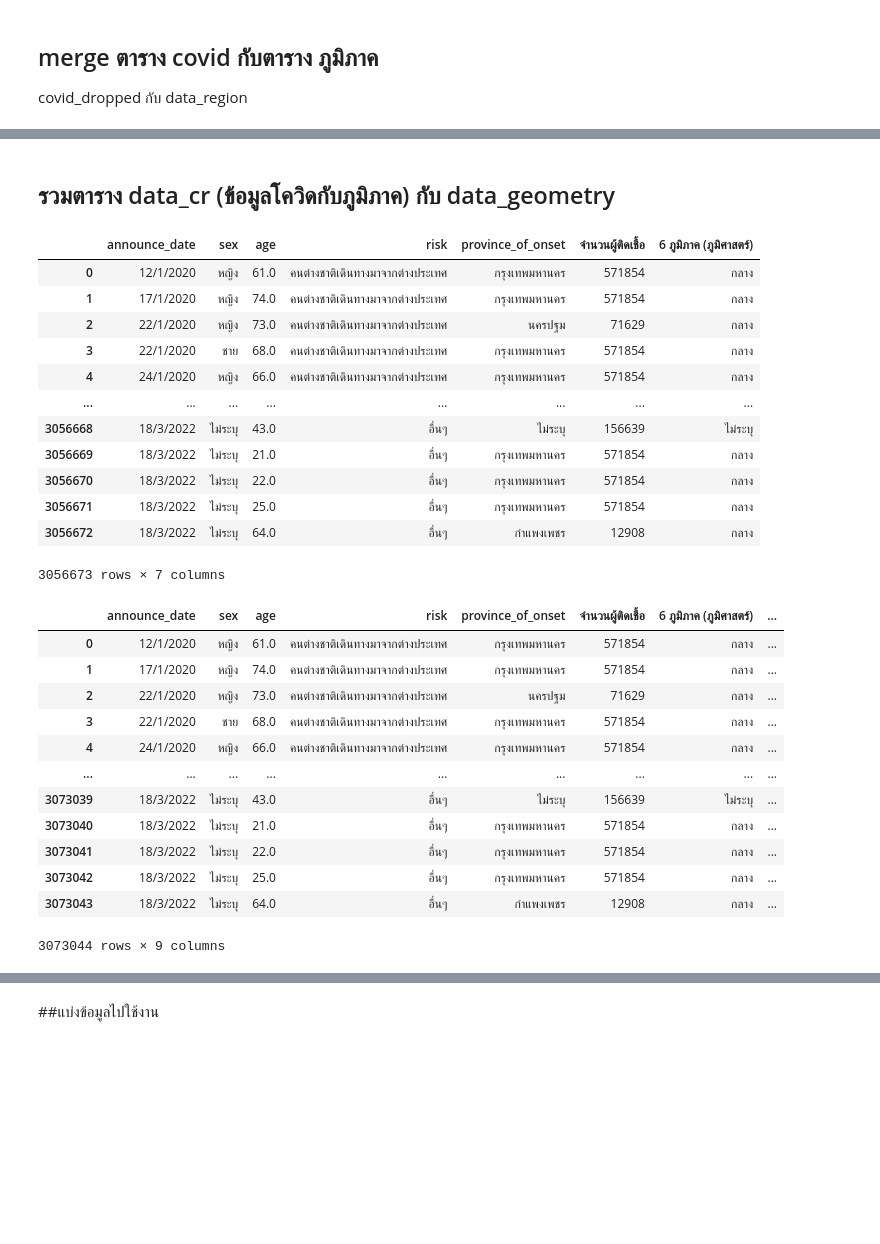
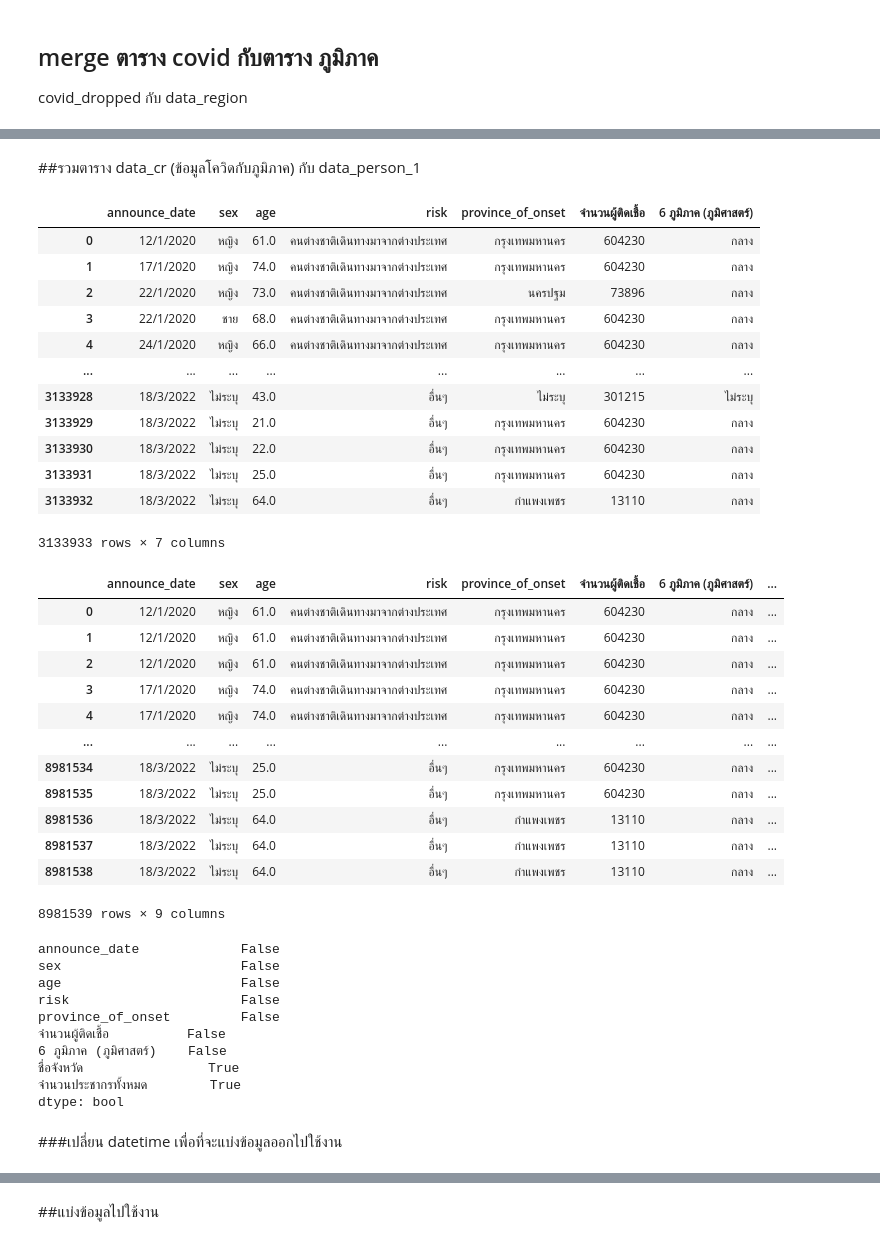
Before and after one commit to Thitichaya2000/data_viz_2022, a Jupyter notebook: Project.ipynb, the cells around one changed output, grey strips where cells are left out. Drawn from its saved outputs; the diff is of its cells as text; code cells hidden in the pictures; blank space fills up the shorter version.

```diff
--- a/Project.ipynb
+++ b/Project.ipynb
@@ -147,7 +128,7 @@ data_covid2022
 # %% [markdown]
 ## ต่อตาราง
 # %%
-covid = pd.concat([data_covid20,data_covid21_1,data_covid2021_2,data_covid2022])
+covid = pd.concat([data_covid2020,data_covid2021_1,data_covid2021_2,data_covid2022])
 covid
 # %% [output]
 |  | No. | announce_date | Notified date | sex | age | Unit | nationality | province_of_isolation | ... |
@@ -206,7 +187,6 @@ Try using .loc[row_indexer,col_indexer] = value instead
 See the caveats in the documentation: https://pandas.pydata.org/pandas-docs/stable/user_guide/indexing.html#returning-a-view-versus-a-copy
   self[k1] = value[k2]
 # %%
-covid_data = covid_data.fillna(method="bfill") #ใช้ bfill คือการแทนที่ด้วยค่าถัดไปคือการนำค่าถัดไปที่มีค่า ของเซลล์ตัวเองมาแทนที่ลงในช่องที่เป็น NaN
 covid_data.isnull().any() #เช็คข้อมูลในแต่ละคอลัมน์อีกครั้ง
 # %% [output]
 announce_date        False
@@ -955,0 +788,3 @@ data_geometry
+# %%
+data_person = pd.read_excel(os.path.join(path,'stat_parson64.xlsx'))    # ไฟล์ที่เราต้องการ  # .read_excel อ่านไฟล์ที่เป็น excel
+data_person
@@ -955,0 +805,3 @@ data_geometry
+# %%
+data_person_1= data_person[['ชื่อจังหวัด','จำนวนประชากรทั้งหมด']]
+data_person_1
@@ -956,36 +947,36 @@ data_geometry
 # %% [markdown]
-## รวมตาราง data_cr (ข้อมูลโควิดกับภูมิภาค) กับ data_geometry
+##รวมตาราง data_cr (ข้อมูลโควิดกับภูมิภาค) กับ data_person_1
 # %%
-data_cr_new= data_cr[['announce_date','sex','age','risk','province_of_onset','จำนวนผู้ติดเชื้อ','6 ภูมิภาค (ภูมิศาสตร์)']]
+data_cr_new = data_cr[['announce_date','sex','age','risk','province_of_onset','จำนวนผู้ติดเชื้อ','6 ภูมิภาค (ภูมิศาสตร์)']]
 data_cr_new
 # %% [output]
 |  | announce_date | sex | age | risk | province_of_onset | จำนวนผู้ติดเชื้อ | 6 ภูมิภาค (ภูมิศาสตร์) |
-| 0 | 12/1/2020 | หญิง | 61.0 | คนต่างชาติเดินทางมาจากต่างประเทศ | กรุงเทพมหานคร | 571854 | กลาง |
-| 1 | 17/1/2020 | หญิง | 74.0 | คนต่างชาติเดินทางมาจากต่างประเทศ | กรุงเทพมหานคร | 571854 | กลาง |
-| 2 | 22/1/2020 | หญิง | 73.0 | คนต่างชาติเดินทางมาจากต่างประเทศ | นครปฐม | 71629 | กลาง |
-| 3 | 22/1/2020 | ชาย | 68.0 | คนต่างชาติเดินทางมาจากต่างประเทศ | กรุงเทพมหานคร | 571854 | กลาง |
-| 4 | 24/1/2020 | หญิง | 66.0 | คนต่างชาติเดินทางมาจากต่างประเทศ | กรุงเทพมหานคร | 571854 | กลาง |
+| 0 | 12/1/2020 | หญิง | 61.0 | คนต่างชาติเดินทางมาจากต่างประเทศ | กรุงเทพมหานคร | 604230 | กลาง |
+| 1 | 17/1/2020 | หญิง | 74.0 | คนต่างชาติเดินทางมาจากต่างประเทศ | กรุงเทพมหานคร | 604230 | กลาง |
+| 2 | 22/1/2020 | หญิง | 73.0 | คนต่างชาติเดินทางมาจากต่างประเทศ | นครปฐม | 73896 | กลาง |
+| 3 | 22/1/2020 | ชาย | 68.0 | คนต่างชาติเดินทางมาจากต่างประเทศ | กรุงเทพมหานคร | 604230 | กลาง |
+| 4 | 24/1/2020 | หญิง | 66.0 | คนต่างชาติเดินทางมาจากต่างประเทศ | กรุงเทพมหานคร | 604230 | กลาง |
 | ... | ... | ... | ... | ... | ... | ... | ... |
-| 3056668 | 18/3/2022 | ไม่ระบุ | 43.0 | อื่นๆ | ไม่ระบุ | 156639 | ไม่ระบุ |
-| 3056669 | 18/3/2022 | ไม่ระบุ | 21.0 | อื่นๆ | กรุงเทพมหานคร | 571854 | กลาง |
-| 3056670 | 18/3/2022 | ไม่ระบุ | 22.0 | อื่นๆ | กรุงเทพมหานคร | 571854 | กลาง |
-| 3056671 | 18/3/2022 | ไม่ระบุ | 25.0 | อื่นๆ | กรุงเทพมหานคร | 571854 | กลาง |
-| 3056672 | 18/3/2022 | ไม่ระบุ | 64.0 | อื่นๆ | กำแพงเพชร | 12908 | กลาง |
+| 3133928 | 18/3/2022 | ไม่ระบุ | 43.0 | อื่นๆ | ไม่ระบุ | 301215 | ไม่ระบุ |
+| 3133929 | 18/3/2022 | ไม่ระบุ | 21.0 | อื่นๆ | กรุงเทพมหานคร | 604230 | กลาง |
+| 3133930 | 18/3/2022 | ไม่ระบุ | 22.0 | อื่นๆ | กรุงเทพมหานคร | 604230 | กลาง |
+| 3133931 | 18/3/2022 | ไม่ระบุ | 25.0 | อื่นๆ | กรุงเทพมหานคร | 604230 | กลาง |
+| 3133932 | 18/3/2022 | ไม่ระบุ | 64.0 | อื่นๆ | กำแพงเพชร | 13110 | กลาง |
-3056673 rows × 7 columns
+3133933 rows × 7 columns
 # %%
-data_final = data_cr_new.merge(data_geometry,how='left',left_on='province_of_onset',right_on = 'name')
-data_final
+data_all = data_cr_new.merge(data_person_1,how='left',left_on='province_of_onset',right_on = 'ชื่อจังหวัด')
+data_all
 # %% [output]
 |  | announce_date | sex | age | risk | province_of_onset | จำนวนผู้ติดเชื้อ | 6 ภูมิภาค (ภูมิศาสตร์) | ... |
-| 0 | 12/1/2020 | หญิง | 61.0 | คนต่างชาติเดินทางมาจากต่างประเทศ | กรุงเทพมหานคร | 571854 | กลาง | ... |
-| 1 | 17/1/2020 | หญิง | 74.0 | คนต่างชาติเดินทางมาจากต่างประเทศ | กรุงเทพมหานคร | 571854 | กลาง | ... |
-| 2 | 22/1/2020 | หญิง | 73.0 | คนต่างชาติเดินทางมาจากต่างประเทศ | นครปฐม | 71629 | กลาง | ... |
-| 3 | 22/1/2020 | ชาย | 68.0 | คนต่างชาติเดินทางมาจากต่างประเทศ | กรุงเทพมหานคร | 571854 | กลาง | ... |
-| 4 | 24/1/2020 | หญิง | 66.0 | คนต่างชาติเดินทางมาจากต่างประเทศ | กรุงเทพมหานคร | 571854 | กลาง | ... |
+| 0 | 12/1/2020 | หญิง | 61.0 | คนต่างชาติเดินทางมาจากต่างประเทศ | กรุงเทพมหานคร | 604230 | กลาง | ... |
+| 1 | 12/1/2020 | หญิง | 61.0 | คนต่างชาติเดินทางมาจากต่างประเทศ | กรุงเทพมหานคร | 604230 | กลาง | ... |
+| 2 | 12/1/2020 | หญิง | 61.0 | คนต่างชาติเดินทางมาจากต่างประเทศ | กรุงเทพมหานคร | 604230 | กลาง | ... |
+| 3 | 17/1/2020 | หญิง | 74.0 | คนต่างชาติเดินทางมาจากต่างประเทศ | กรุงเทพมหานคร | 604230 | กลาง | ... |
+| 4 | 17/1/2020 | หญิง | 74.0 | คนต่างชาติเดินทางมาจากต่างประเทศ | กรุงเทพมหานคร | 604230 | กลาง | ... |
 | ... | ... | ... | ... | ... | ... | ... | ... | ... |
-| 3073039 | 18/3/2022 | ไม่ระบุ | 43.0 | อื่นๆ | ไม่ระบุ | 156639 | ไม่ระบุ | ... |
-| 3073040 | 18/3/2022 | ไม่ระบุ | 21.0 | อื่นๆ | กรุงเทพมหานคร | 571854 | กลาง | ... |
-| 3073041 | 18/3/2022 | ไม่ระบุ | 22.0 | อื่นๆ | กรุงเทพมหานคร | 571854 | กลาง | ... |
-| 3073042 | 18/3/2022 | ไม่ระบุ | 25.0 | อื่นๆ | กรุงเทพมหานคร | 571854 | กลาง | ... |
-| 3073043 | 18/3/2022 | ไม่ระบุ | 64.0 | อื่นๆ | กำแพงเพชร | 12908 | กลาง | ... |
+| 8981534 | 18/3/2022 | ไม่ระบุ | 25.0 | อื่นๆ | กรุงเทพมหานคร | 604230 | กลาง | ... |
+| 8981535 | 18/3/2022 | ไม่ระบุ | 25.0 | อื่นๆ | กรุงเทพมหานคร | 604230 | กลาง | ... |
+| 8981536 | 18/3/2022 | ไม่ระบุ | 64.0 | อื่นๆ | กำแพงเพชร | 13110 | กลาง | ... |
+| 8981537 | 18/3/2022 | ไม่ระบุ | 64.0 | อื่นๆ | กำแพงเพชร | 13110 | กลาง | ... |
+| 8981538 | 18/3/2022 | ไม่ระบุ | 64.0 | อื่นๆ | กำแพงเพชร | 13110 | กลาง | ... |
-3073044 rows × 9 columns
+8981539 rows × 9 columns
@@ -995,0 +983,13 @@ data_finaldropped = data_final.dropna()
+# %%
+data_all.isnull().any() #เช็คข้อมูลในแต่ละคอลัมน์อีกครั้ง
+# %% [output]
+announce_date             False
+sex                       False
+age                       False
+risk                      False
+province_of_onset         False
+จำนวนผู้ติดเชื้อ          False
+6 ภูมิภาค (ภูมิศาสตร์)    False
+ชื่อจังหวัด                True
+จำนวนประชากรทั้งหมด        True
+dtype: bool
@@ -995,0 +999,2 @@ data_finaldropped = data_final.dropna()
+# %% [markdown]
+###เปลี่ยน datetime เพื่อที่จะแบ่งข้อมูลออกไปใช้งาน
```
Also changed, not shown: parts of 62 cells of this notebook.
